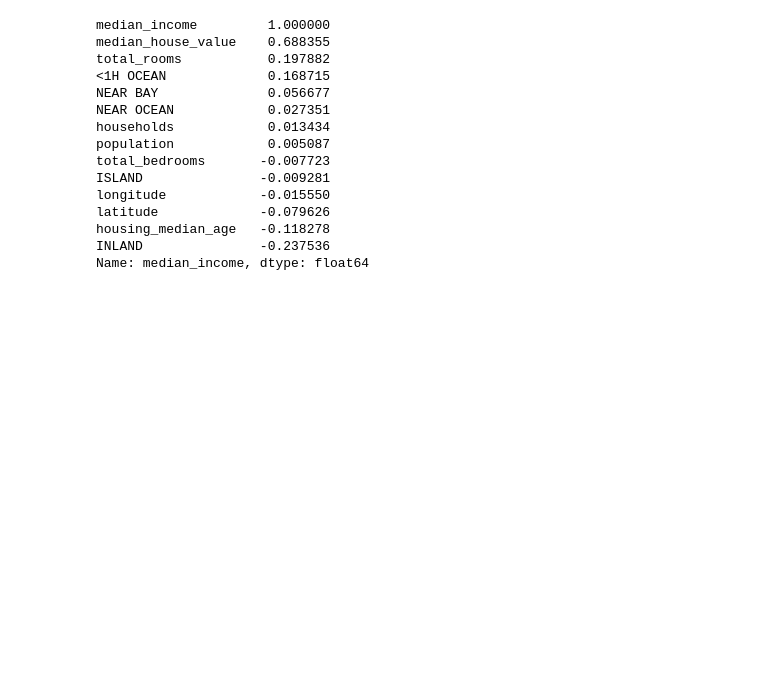
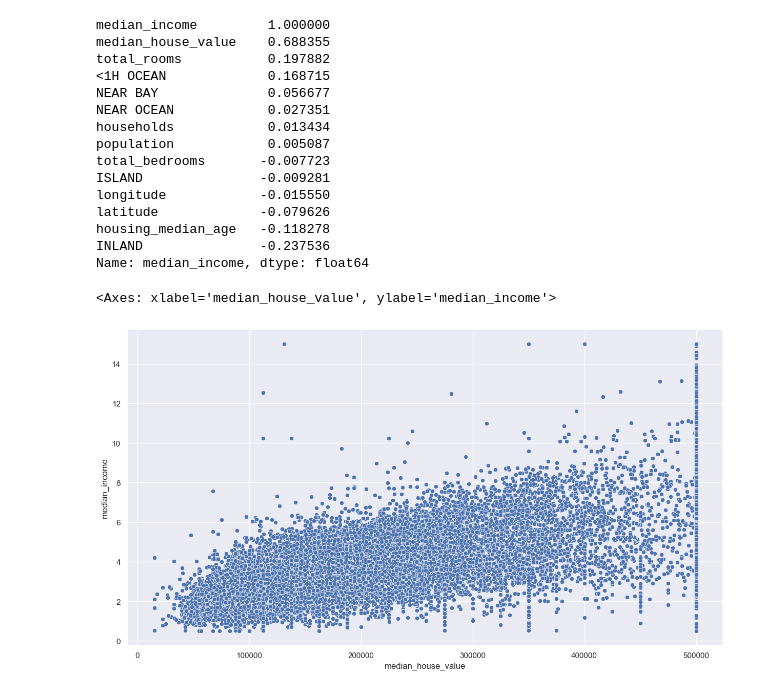
Before and after one commit to luisssSoto/IAAndMachineLearning, a Jupyter notebook: unit4/2.linealRegression/lineal_regression.ipynb, the cells around one changed output. Cells and saved outputs as stored; diff of their text form; code cells hidden in the pictures; blank space fills up the shorter version.

Commit message:
create a model once you clean the data

```diff
--- a/unit4/2.linealRegression/lineal_regression.ipynb
+++ b/unit4/2.linealRegression/lineal_regression.ipynb
@@ -260,3 +260,8 @@ latitude             -0.079626
 housing_median_age   -0.118278
 INLAND               -0.237536
 Name: median_income, dtype: float64
+# %%
+seaborn.scatterplot(x=clean_data["median_house_value"], y=clean_data["median_income"])
+# %% [output]
+<Axes: xlabel='median_house_value', ylabel='median_income'>
+[figure, added]
```
Also changed, not shown: parts of 17 cells of this notebook.
